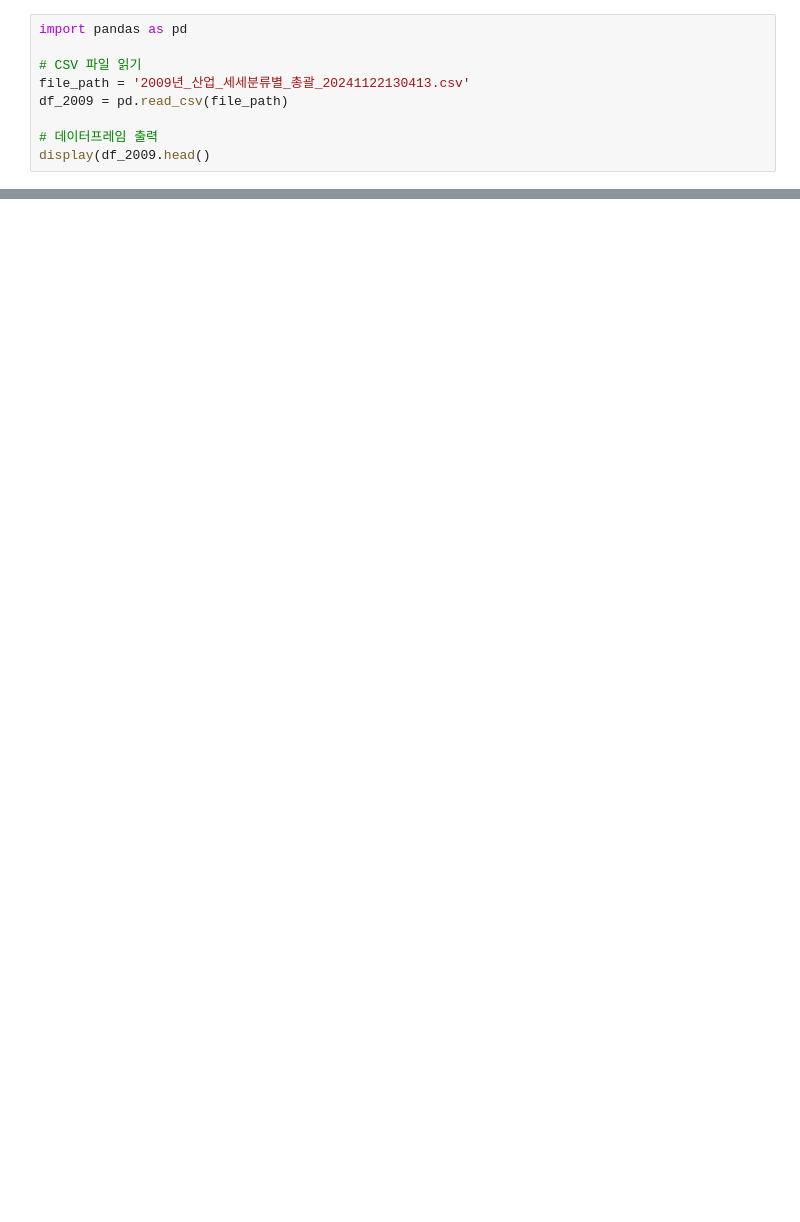
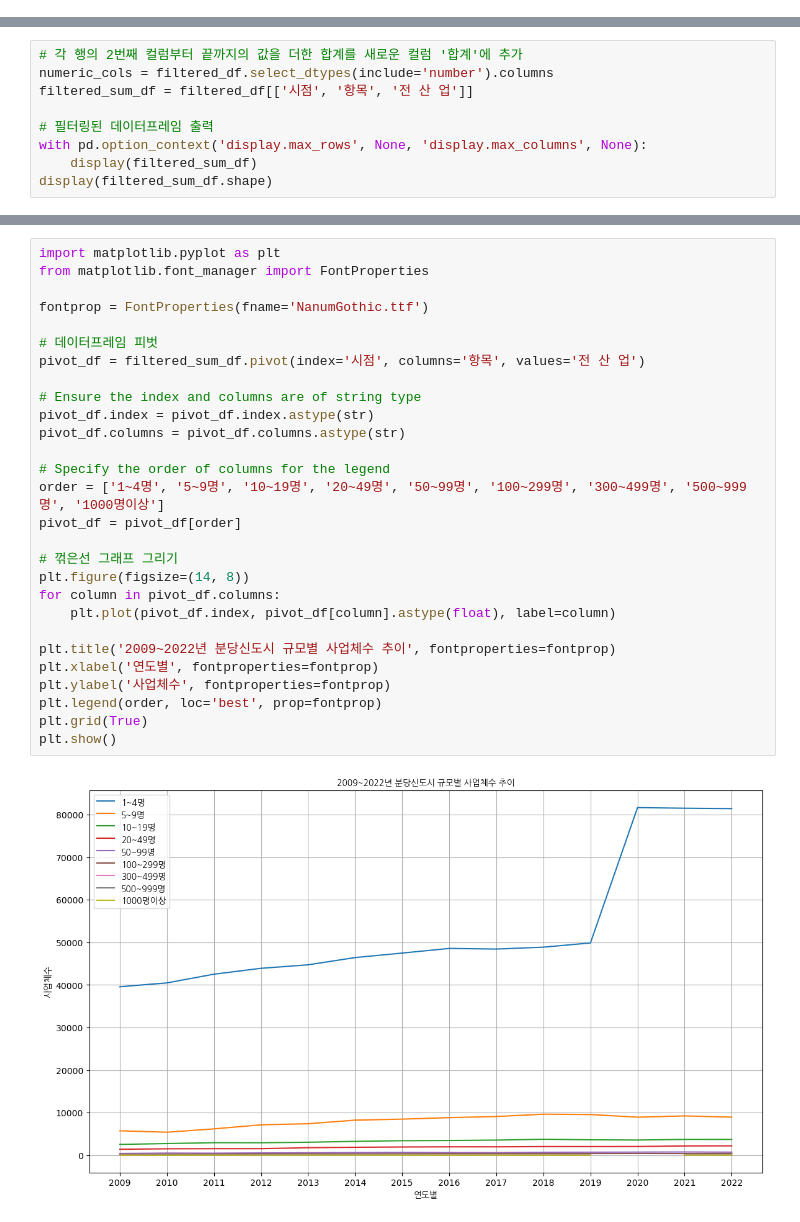
Before and after one commit to SnapishAgent/Ilsan-Investment-Insight, a Jupyter notebook: 일자리/사업체조사/성남시 산업체/seongnam_work_data.ipynb, the cells around one changed output, grey strips where cells are left out. Drawn from its saved outputs; the diff is of its cells as text; blank space fills up the shorter version.

```diff
--- a/일자리/사업체조사/성남시 산업체/seongnam_work_data.ipynb
+++ b/일자리/사업체조사/성남시 산업체/seongnam_work_data.ipynb
@@ -1,9 +0,0 @@
-# %%
-import pandas as pd
-
-# CSV 파일 읽기
-file_path = '2009년_산업_세세분류별_총괄_20241122130413.csv'
-df_2009 = pd.read_csv(file_path)
-
-# 데이터프레임 출력
-display(df_2009.head()
@@ -11,0 +94,9 @@ FileNotFoundError: [Errno 2] No such file or directory: '2009년_산업_세세
+# %%
+# 각 행의 2번째 컬럼부터 끝까지의 값을 더한 합계를 새로운 컬럼 '합계'에 추가
+numeric_cols = filtered_df.select_dtypes(include='number').columns
+filtered_sum_df = filtered_df[['시점', '항목', '전 산 업']]
+
+# 필터링된 데이터프레임 출력
+with pd.option_context('display.max_rows', None, 'display.max_columns', None):
+    display(filtered_sum_df)
+display(filtered_sum_df.shape)
@@ -11,0 +122,30 @@ FileNotFoundError: [Errno 2] No such file or directory: '2009년_산업_세세
+# %%
+import matplotlib.pyplot as plt
+from matplotlib.font_manager import FontProperties
+
+fontprop = FontProperties(fname='NanumGothic.ttf')
+
+# 데이터프레임 피벗
+pivot_df = filtered_sum_df.pivot(index='시점', columns='항목', values='전 산 업')
+
+# Ensure the index and columns are of string type
+pivot_df.index = pivot_df.index.astype(str)
+pivot_df.columns = pivot_df.columns.astype(str)
+
+# Specify the order of columns for the legend
+order = ['1~4명', '5~9명', '10~19명', '20~49명', '50~99명', '100~299명', '300~499명', '500~999명', '1000명이상']
+pivot_df = pivot_df[order]
+
+# 꺾은선 그래프 그리기
+plt.figure(figsize=(14, 8))
+for column in pivot_df.columns:
+    plt.plot(pivot_df.index, pivot_df[column].astype(float), label=column)
+
+plt.title('2009~2022년 분당신도시 규모별 사업체수 추이', fontproperties=fontprop)
+plt.xlabel('연도별', fontproperties=fontprop)
+plt.ylabel('사업체수', fontproperties=fontprop)
+plt.legend(order, loc='best', prop=fontprop)
+plt.grid(True)
+plt.show()
+# %% [output]
+[figure, added]
```
Also changed, not shown: parts of 8 cells of this notebook, 4 other files.
